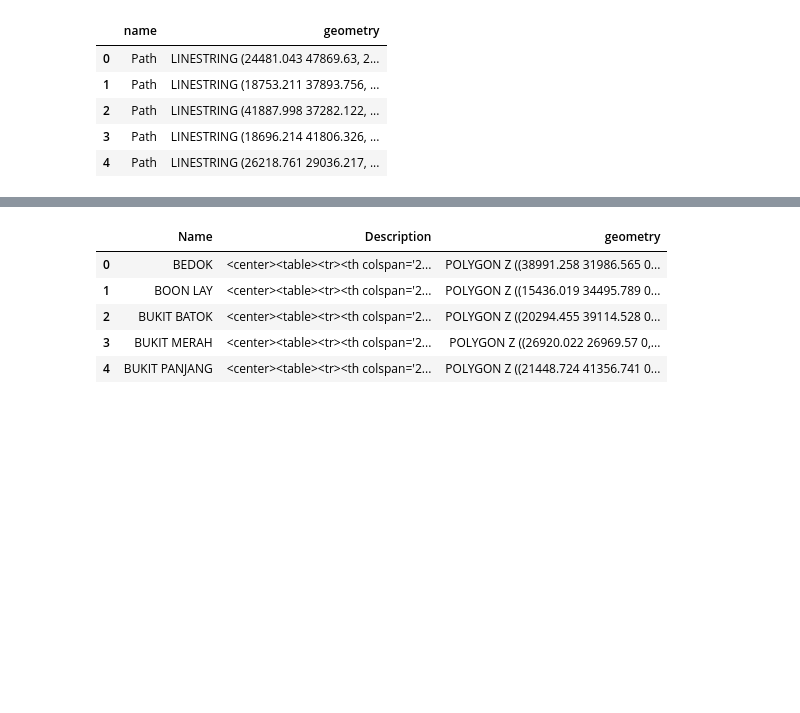
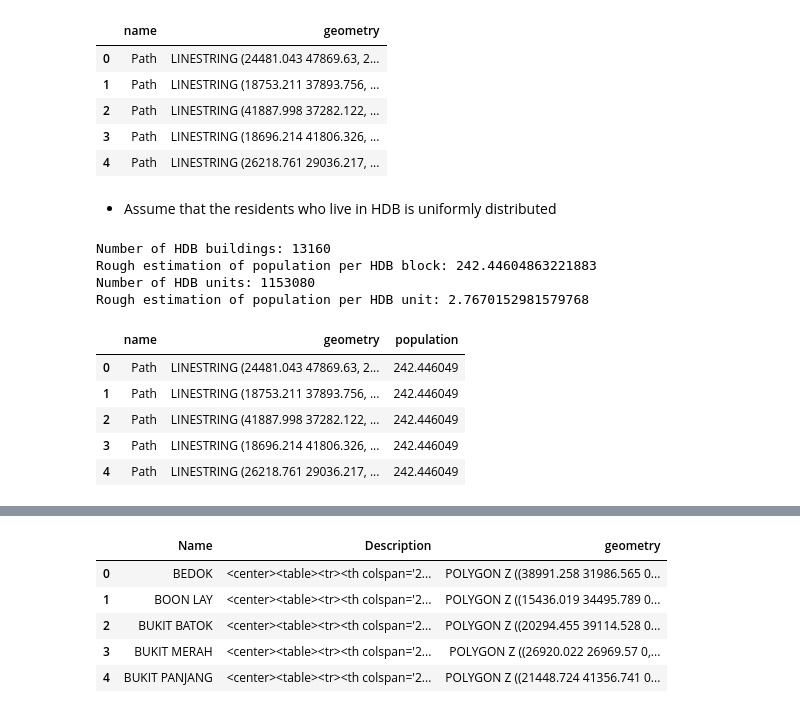
Before and after one commit to ziqiqiiii/Spatial_Equity_Analysis, a Jupyter notebook: notebooks/01_Data_Prep.ipynb, the cells around one changed output, grey strips where cells are left out. Saved outputs shown, nothing was run; the diff lists cells and outputs as text; code cells hidden in the pictures; blank space fills up the shorter version.

Commit message:
feat - get the population per HDB block

```diff
--- a/notebooks/01_Data_Prep.ipynb
+++ b/notebooks/01_Data_Prep.ipynb
@@ -13,5 +13,5 @@ From the HDB report (refer to HDB_Key_Statistics_2025.pdf in data/data_raw), the
 # %%
-hdb_population = 3,190,590
+hdb_population = 3190590
 # %%
 planning_area = gpd.read_file(f"{raw_path}MasterPlan2019PlanningAreaBoundaryNoSea.geojson")
 subzone = gpd.read_file(f"{raw_path}MasterPlan2019SubzoneBoundaryNoSeaGEOJSON.geojson")
@@ -39,3 +37,32 @@ hdb.head()
 | 2 | Path | LINESTRING (41887.998 37282.122, ... |
 | 3 | Path | LINESTRING (18696.214 41806.326, ... |
 | 4 | Path | LINESTRING (26218.761 29036.217, ... |
+# %% [markdown]
+- Assume that the residents who live in HDB is uniformly distributed
+# %%
+# Count number of HDB buildings
+hdb_num = len(hdb)
+hdb_unit_num = 1153080
+hdb_population_per_block = hdb_population / hdb_num
+hdb_population_per_unit = hdb_population / hdb_unit_num
+
+print(f"Number of HDB buildings: {hdb_num}")
+print(f"Rough estimation of population per HDB block: {hdb_population_per_block}")
+print(f"Number of HDB units: {hdb_unit_num}")
+print(f"Rough estimation of population per HDB unit: {hdb_population_per_unit}")
+# %% [output]
+Number of HDB buildings: 13160
+Rough estimation of population per HDB block: 242.44604863221883
+Number of HDB units: 1153080
+Rough estimation of population per HDB unit: 2.7670152981579768
+# %%
+# Add population column to HDB geodataframe (per-block estimate)
+hdb['population'] = hdb_population_per_block
+hdb.head()
+# %% [output]
+|  | name | geometry | population |
+| 0 | Path | LINESTRING (24481.043 47869.63, 2... | 242.446049 |
+| 1 | Path | LINESTRING (18753.211 37893.756, ... | 242.446049 |
+| 2 | Path | LINESTRING (41887.998 37282.122, ... | 242.446049 |
+| 3 | Path | LINESTRING (18696.214 41806.326, ... | 242.446049 |
+| 4 | Path | LINESTRING (26218.761 29036.217, ... | 242.446049 |
```
Also changed, not shown: parts of 6 cells of this notebook.
